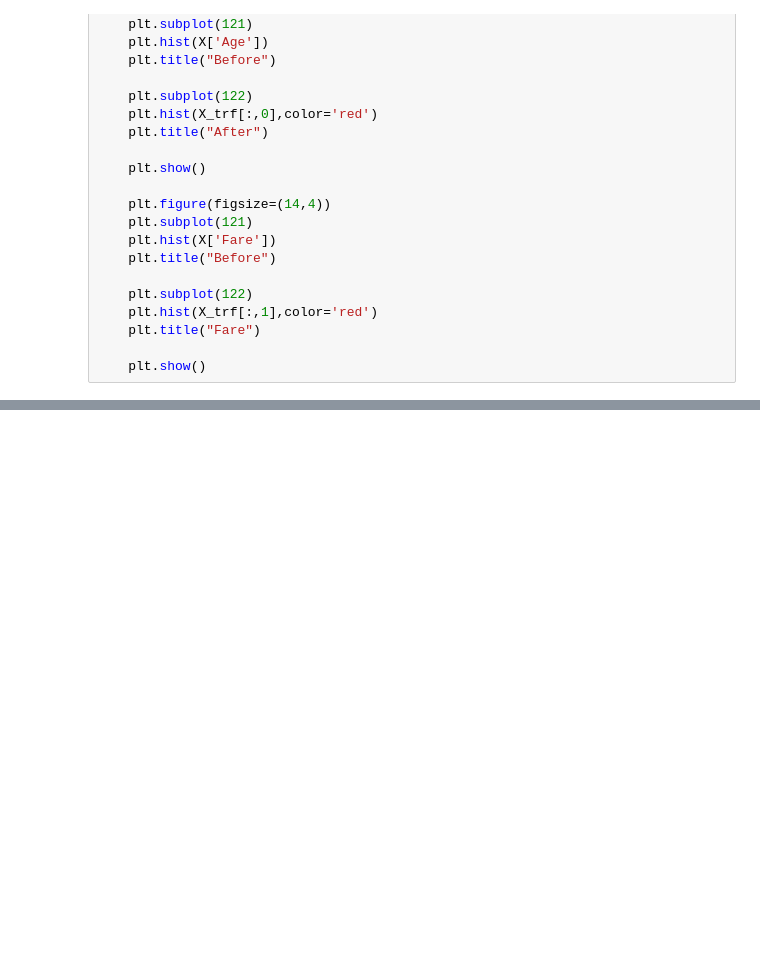
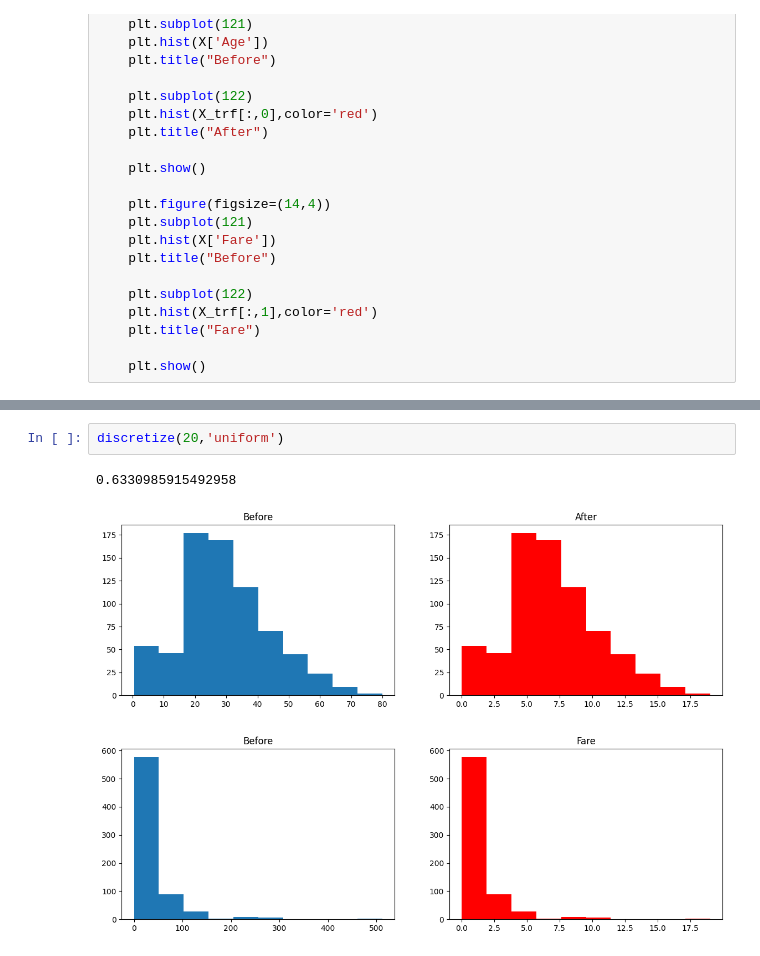
Before and after one commit to Foolmannn/ml-learnings, a Jupyter notebook: 5FeatureEngineering/Binning_Binarization/binningORdiscretization.ipynb, the cells around one changed output, grey strips where cells are left out. Cells and saved outputs as stored; diff of their text form; blank space fills up the shorter version.

```diff
--- a/5FeatureEngineering/Binning_Binarization/binningORdiscretization.ipynb
+++ b/5FeatureEngineering/Binning_Binarization/binningORdiscretization.ipynb
@@ -162,2 +175,8 @@ discretize(5,'kmeans')
 [figure]
 [figure]
+# %%
+discretize(20,'uniform')
+# %% [output]
+0.6330985915492958
+[figure, added]
+[figure, added]
```
Also changed, not shown: parts of 17 cells of this notebook.
